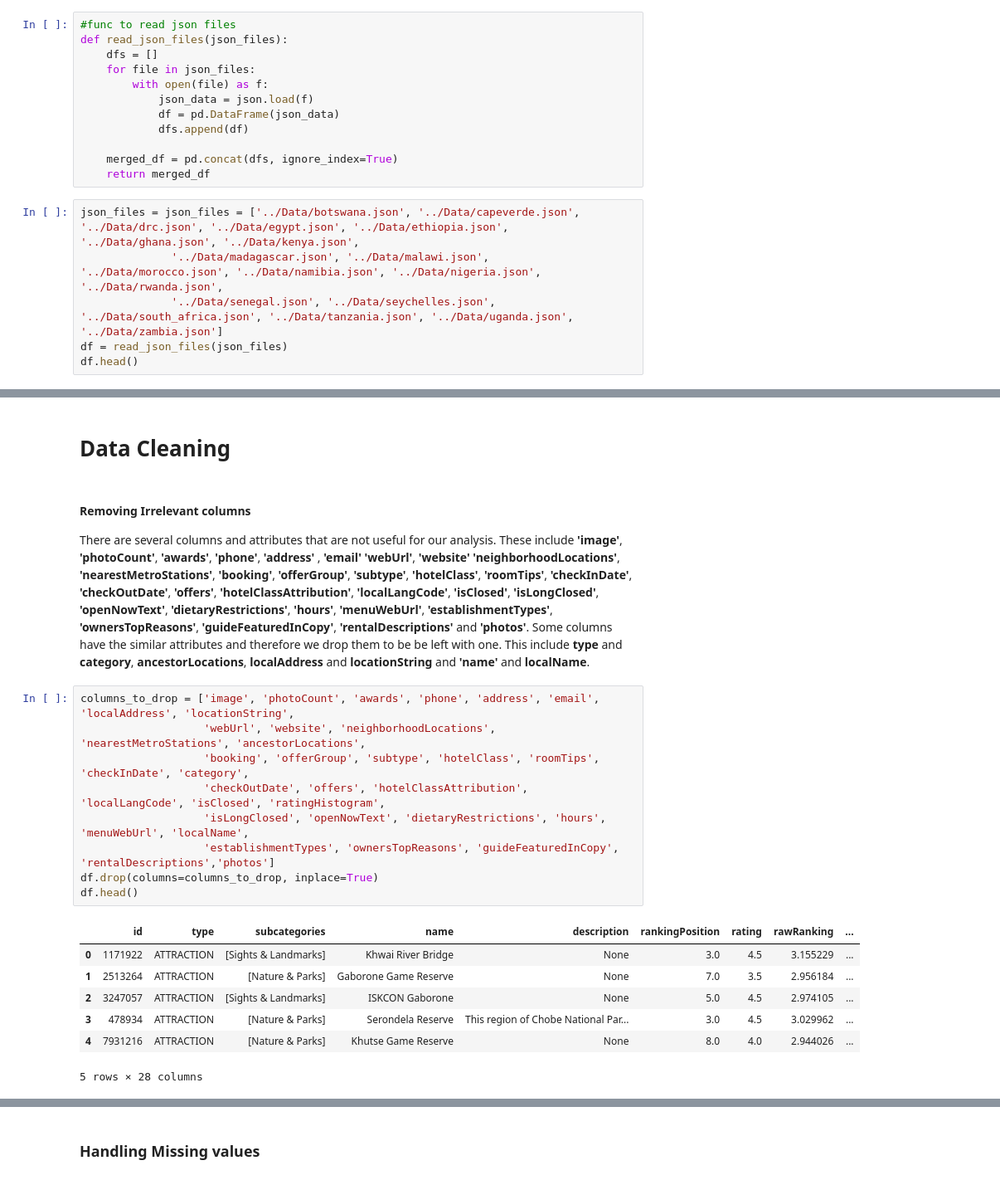
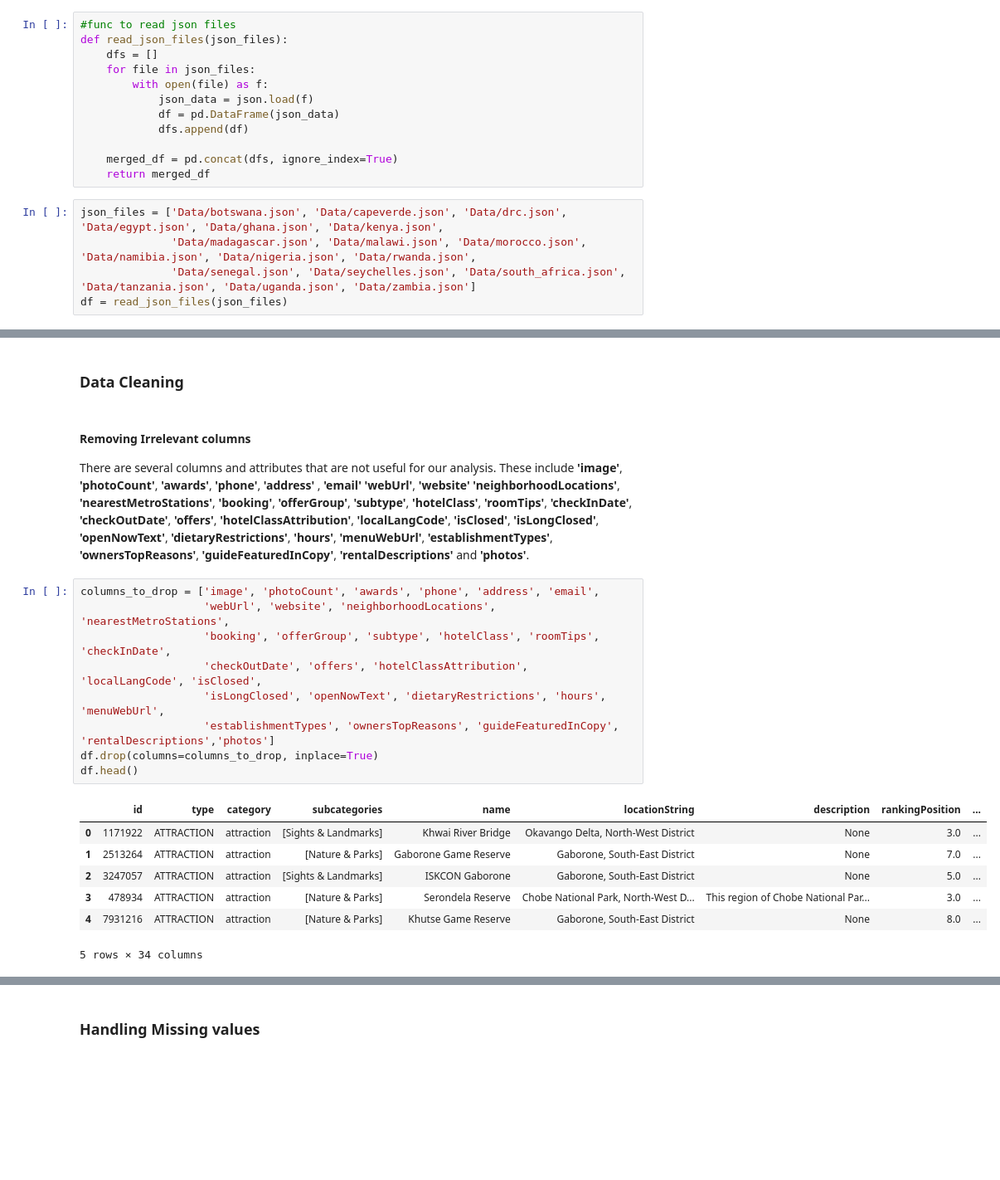
Before and after one commit to R3TR0Quan/travel-destination-recommendation-sys, a Jupyter notebook: misc_notebooks/kane.ipynb, the cells around one changed output, grey strips where cells are left out. Shown at 83% size. Saved outputs shown, nothing was run; the diff lists cells and outputs as text; blank space fills up the shorter version.

Commit message:
More data cleaning

```diff
--- a/misc_notebooks/kane.ipynb
+++ b/misc_notebooks/kane.ipynb
@@ -47,8 +56,7 @@ def read_json_files(json_files):
     merged_df = pd.concat(dfs, ignore_index=True)
     return merged_df
 # %%
-json_files = json_files = ['../Data/botswana.json', '../Data/capeverde.json', '../Data/drc.json', '../Data/egypt.json', '../Data/ethiopia.json', '../Data/ghana.json', '../Data/kenya.json',
-              '../Data/madagascar.json', '../Data/malawi.json', '../Data/morocco.json', '../Data/namibia.json', '../Data/nigeria.json', '../Data/rwanda.json',
-              '../Data/senegal.json', '../Data/seychelles.json', '../Data/south_africa.json', '../Data/tanzania.json', '../Data/uganda.json', '../Data/zambia.json']
+json_files = ['Data/botswana.json', 'Data/capeverde.json', 'Data/drc.json', 'Data/egypt.json', 'Data/ghana.json', 'Data/kenya.json',
+              'Data/madagascar.json', 'Data/malawi.json', 'Data/morocco.json', 'Data/namibia.json', 'Data/nigeria.json', 'Data/rwanda.json',
+              'Data/senegal.json', 'Data/seychelles.json', 'Data/south_africa.json', 'Data/tanzania.json', 'Data/uganda.json', 'Data/zambia.json']
 df = read_json_files(json_files)
-df.head()
@@ -104,24 +118,22 @@ Index(['id', 'type', 'category', 'subcategories', 'name', 'locationString',
 # %% [markdown]
-# Data Cleaning
+### Data Cleaning
 # %% [markdown]
 #### Removing Irrelevant columns
-
 There are several columns and attributes that are not useful for our analysis. These include **'image'**, **'photoCount'**, **'awards'**, **'phone'**, **'address'** , **'email'** **'webUrl'**, **'website'** **'neighborhoodLocations'**, **'nearestMetroStations'**, **'booking'**, **'offerGroup'**, **'subtype'**, **'hotelClass'**, **'roomTips'**, **'checkInDate'**, **'checkOutDate'**, **'offers'**, **'hotelClassAttribution'**, **'localLangCode'**, **'isClosed'**, **'isLongClosed'**, **'openNowText'**, **'dietaryRestrictions'**, **'hours'**, **'menuWebUrl'**, **'establishmentTypes'**, **'ownersTopReasons'**, **'guideFeaturedInCopy'**, **'rentalDescriptions'** and **'photos'**.
-Some columns have the similar attributes and therefore we drop them to be be left with one. This include **type** and **category**, **ancestorLocations**, **localAddress** and **locationString** and **'name'** and **localName**.
 # %%
-columns_to_drop = ['image', 'photoCount', 'awards', 'phone', 'address', 'email', 'localAddress', 'locationString',
-                   'webUrl', 'website', 'neighborhoodLocations', 'nearestMetroStations', 'ancestorLocations',
-                   'booking', 'offerGroup', 'subtype', 'hotelClass', 'roomTips', 'checkInDate', 'category',
-                   'checkOutDate', 'offers', 'hotelClassAttribution', 'localLangCode', 'isClosed', 'ratingHistogram',
-                   'isLongClosed', 'openNowText', 'dietaryRestrictions', 'hours', 'menuWebUrl', 'localName',
+columns_to_drop = ['image', 'photoCount', 'awards', 'phone', 'address', 'email',
+                   'webUrl', 'website', 'neighborhoodLocations', 'nearestMetroStations',
+                   'booking', 'offerGroup', 'subtype', 'hotelClass', 'roomTips', 'checkInDate',
+                   'checkOutDate', 'offers', 'hotelClassAttribution', 'localLangCode', 'isClosed',
+                   'isLongClosed', 'openNowText', 'dietaryRestrictions', 'hours', 'menuWebUrl',
                    'establishmentTypes', 'ownersTopReasons', 'guideFeaturedInCopy', 'rentalDescriptions','photos']
 df.drop(columns=columns_to_drop, inplace=True)
 df.head()
 # %% [output]
-|  | id | type | subcategories | name | description | rankingPosition | rating | rawRanking | ... |
-| 0 | 1171922 | ATTRACTION | [Sights & Landmarks] | Khwai River Bridge | None | 3.0 | 4.5 | 3.155229 | ... |
-| 1 | 2513264 | ATTRACTION | [Nature & Parks] | Gaborone Game Reserve | None | 7.0 | 3.5 | 2.956184 | ... |
-| 2 | 3247057 | ATTRACTION | [Sights & Landmarks] | ISKCON Gaborone | None | 5.0 | 4.5 | 2.974105 | ... |
-| 3 | 478934 | ATTRACTION | [Nature & Parks] | Serondela Reserve | This region of Chobe National Par... | 3.0 | 4.5 | 3.029962 | ... |
-| 4 | 7931216 | ATTRACTION | [Nature & Parks] | Khutse Game Reserve | None | 8.0 | 4.0 | 2.944026 | ... |
+|  | id | type | category | subcategories | name | locationString | description | rankingPosition | ... |
+| 0 | 1171922 | ATTRACTION | attraction | [Sights & Landmarks] | Khwai River Bridge | Okavango Delta, North-West District | None | 3.0 | ... |
+| 1 | 2513264 | ATTRACTION | attraction | [Nature & Parks] | Gaborone Game Reserve | Gaborone, South-East District | None | 7.0 | ... |
+| 2 | 3247057 | ATTRACTION | attraction | [Sights & Landmarks] | ISKCON Gaborone | Gaborone, South-East District | None | 5.0 | ... |
+| 3 | 478934 | ATTRACTION | attraction | [Nature & Parks] | Serondela Reserve | Chobe National Park, North-West D... | This region of Chobe National Par... | 3.0 | ... |
+| 4 | 7931216 | ATTRACTION | attraction | [Nature & Parks] | Khutse Game Reserve | Gaborone, South-East District | None | 8.0 | ... |
-5 rows × 28 columns
+5 rows × 34 columns
```
Also changed, not shown: parts of 77 cells of this notebook.
